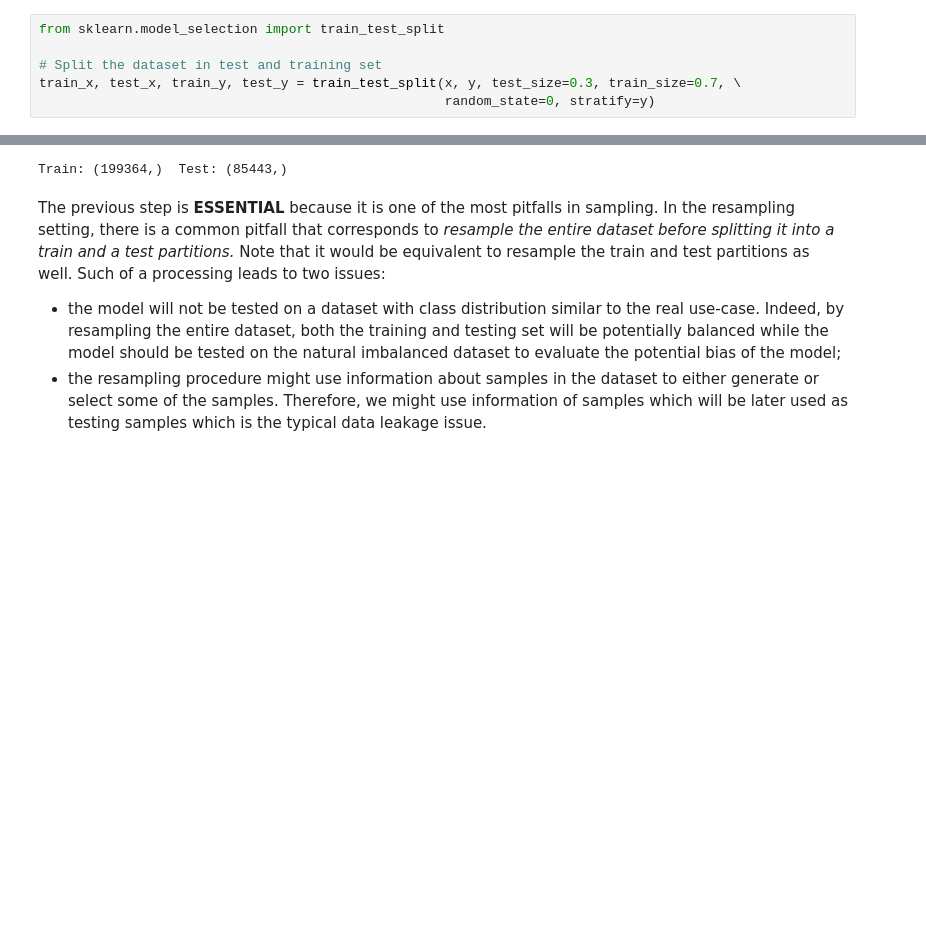
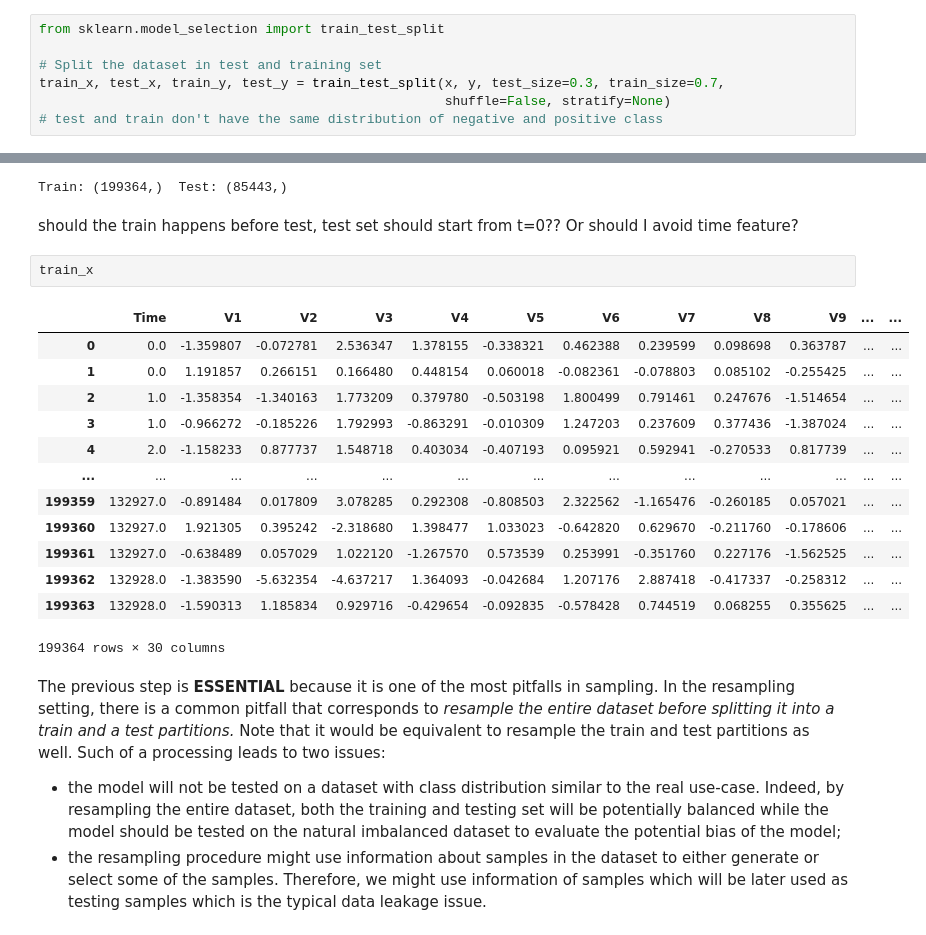
Before and after one commit to tpacini/Credit-Card-Fraud-Detection, a Jupyter notebook: src/analysis.ipynb, the cells around one changed output, grey strips where cells are left out. Cells and saved outputs as stored; diff of their text form; blank space fills up the shorter version.

```diff
--- a/src/analysis.ipynb
+++ b/src/analysis.ipynb
@@ -192,12 +216,31 @@ X shape: (284807, 30)  y shape: (284807,)
 from sklearn.model_selection import train_test_split
 
 # Split the dataset in test and training set
-train_x, test_x, train_y, test_y = train_test_split(x, y, test_size=0.3, train_size=0.7, \
-                                                    random_state=0, stratify=y)
+train_x, test_x, train_y, test_y = train_test_split(x, y, test_size=0.3, train_size=0.7,
+                                                    shuffle=False, stratify=None)
+# test and train don't have the same distribution of negative and positive class
 # %%
 print("Train:", train_y.shape, " Test:", test_y.shape)
 # %% [output]
 Train: (199364,)  Test: (85443,)
+# %% [markdown]
+should the train happens before test, test set should start from t=0?? Or should I avoid time feature?
+# %%
+train_x
+# %% [output]
+|  | Time | V1 | V2 | V3 | V4 | V5 | V6 | V7 | V8 | V9 | ... | ... |
+| 0 | 0.0 | -1.359807 | -0.072781 | 2.536347 | 1.378155 | -0.338321 | 0.462388 | 0.239599 | 0.098698 | 0.363787 | ... | ... |
+| 1 | 0.0 | 1.191857 | 0.266151 | 0.166480 | 0.448154 | 0.060018 | -0.082361 | -0.078803 | 0.085102 | -0.255425 | ... | ... |
+| 2 | 1.0 | -1.358354 | -1.340163 | 1.773209 | 0.379780 | -0.503198 | 1.800499 | 0.791461 | 0.247676 | -1.514654 | ... | ... |
+| 3 | 1.0 | -0.966272 | -0.185226 | 1.792993 | -0.863291 | -0.010309 | 1.247203 | 0.237609 | 0.377436 | -1.387024 | ... | ... |
+| 4 | 2.0 | -1.158233 | 0.877737 | 1.548718 | 0.403034 | -0.407193 | 0.095921 | 0.592941 | -0.270533 | 0.817739 | ... | ... |
+| ... | ... | ... | ... | ... | ... | ... | ... | ... | ... | ... | ... | ... |
+| 199359 | 132927.0 | -0.891484 | 0.017809 | 3.078285 | 0.292308 | -0.808503 | 2.322562 | -1.165476 | -0.260185 | 0.057021 | ... | ... |
+| 199360 | 132927.0 | 1.921305 | 0.395242 | -2.318680 | 1.398477 | 1.033023 | -0.642820 | 0.629670 | -0.211760 | -0.178606 | ... | ... |
+| 199361 | 132927.0 | -0.638489 | 0.057029 | 1.022120 | -1.267570 | 0.573539 | 0.253991 | -0.351760 | 0.227176 | -1.562525 | ... | ... |
+| 199362 | 132928.0 | -1.383590 | -5.632354 | -4.637217 | 1.364093 | -0.042684 | 1.207176 | 2.887418 | -0.417337 | -0.258312 | ... | ... |
+| 199363 | 132928.0 | -1.590313 | 1.185834 | 0.929716 | -0.429654 | -0.092835 | -0.578428 | 0.744519 | 0.068255 | 0.355625 | ... | ... |
+199364 rows × 30 columns
 # %% [markdown]
 The previous step is **ESSENTIAL** because it is one of the most pitfalls in sampling. In the resampling setting, there is a common pitfall that corresponds to *resample the entire dataset before splitting it into a train and a test partitions.* Note that it would be equivalent to resample the train and test partitions as well. Such of a processing leads to two issues:
 
```
Also changed, not shown: parts of 7 cells of this notebook, 2 other files.
